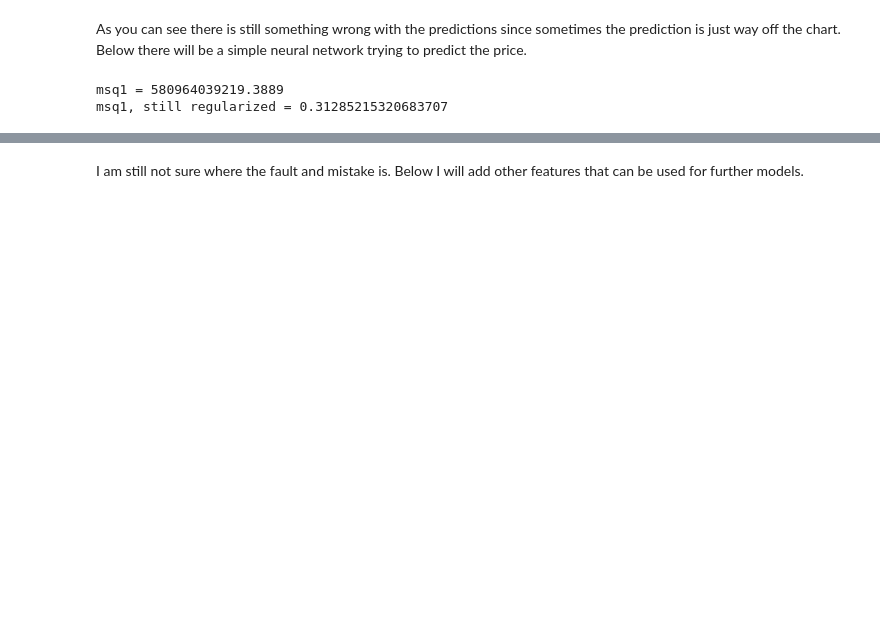
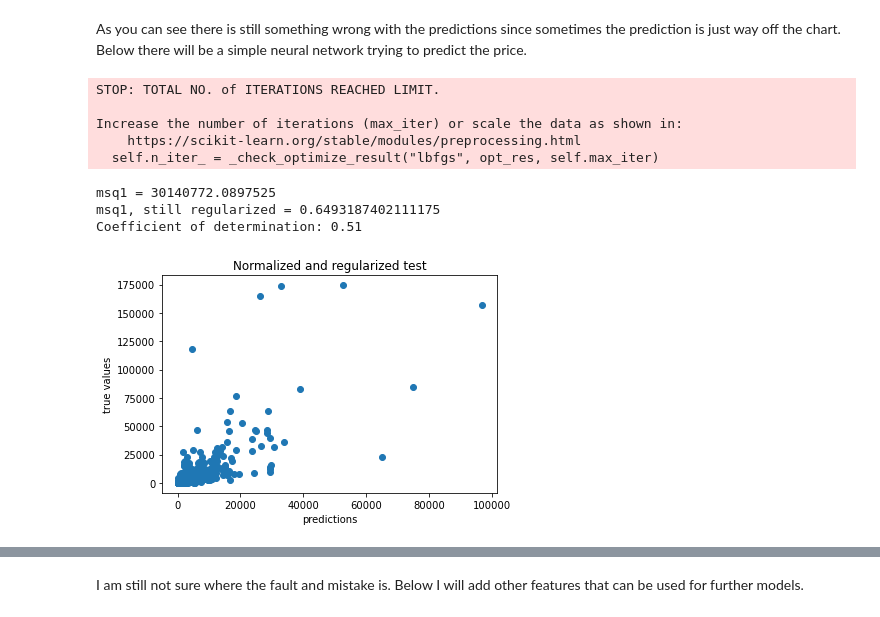
Before and after one commit to Serg99io/Capstone-cryptoart, a Jupyter notebook: capstone notebook.ipynb, the cells around one changed output, grey strips where cells are left out. Saved outputs shown, nothing was run; the diff lists cells and outputs as text; code cells hidden in the pictures; blank space fills up the shorter version.

```diff
--- a/capstone notebook.ipynb
+++ b/capstone notebook.ipynb
@@ -287,6 +641,23 @@ Coefficient of determination: 0.48
 # %%
 #here you can see the value of test and value.
-for i in range(20):
+print(max(y_truexreg))
+lw = []
+o = 0
+p = 0
+for i in range(len(y_truexreg)):
+
+    #if p == 0:
+        #lw.append(-90000000000)
+    p = p + 1
+    if y_truexreg[i] == 344715.15:
+        o=i
 
     print("this is test vs pred:" + str(y_truexreg[i]) + "   " + str(y_predxreg[i]))
+    lw.append((y_truexreg[i]-y_predxreg[i])**2)
+print(o)
+print(X_test[o])
+print(y_test[o])
+print(10**5.537461630642007 + 1)
+print(10**4.32450852 + 1)
+print(np.sqrt(np.sum(lw)/3335))
 # %% [output]
@@ -315,23 +683,38 @@ As you can see there is still something wrong with the predictions since sometim
 # %%
 from sklearn.neural_network import MLPRegressor
 for i in lst_feat:
         clf3 = MLPRegressor(solver='lbfgs', alpha=1e-5,
-                    hidden_layer_sizes=(15, 6), random_state=42,max_iter=2500)
-        clf3.fit(X_train, y_train)
-        y_hat_test_n = clf3.predict(X_test)
+                    hidden_layer_sizes=(15, 10), random_state=40,max_iter=2500)
+        clf3.fit(X_train_norm, y_train)
+        y_hat_test_n = clf3.predict(X_test_norm)
 
         y_predxreg2 = []
 
 
         for r in y_hat_test_n:
             #l = math.e ** i - 1
-            l3 = 10 ** r - 1
+            l3 = math.e ** r - 1
             y_predxreg2.append(l3)
 
 
 
         print("msq1 = " + str(mean_squared_error(y_truexreg, y_predxreg2)))
         print("msq1, still regularized = " + str(mean_squared_error(y_test, y_hat_test_n)))
+        print('Coefficient of determination: %.2f'
+      % r2_score(y_truexreg, y_predxreg2))
+
+        fig, ax2 = plt.subplots()
+        ax2.scatter(y_predxreg2,y_truexreg)
+        ax2.set_ylabel("true values")
+        ax2.set_xlabel("predictions")
+        ax2.set_title("Normalized and regularized test")
 # %% [output]
-msq1 = 580964039219.3889
-msq1, still regularized = 0.31285215320683707
+STOP: TOTAL NO. of ITERATIONS REACHED LIMIT.
+
+Increase the number of iterations (max_iter) or scale the data as shown in:
+    https://scikit-learn.org/stable/modules/preprocessing.html
+  self.n_iter_ = _check_optimize_result("lbfgs", opt_res, self.max_iter)
+msq1 = 30140772.0897525
+msq1, still regularized = 0.6493187402111175
+Coefficient of determination: 0.51
+[figure, added]
```
Also changed, not shown: parts of 12 cells of this notebook.
